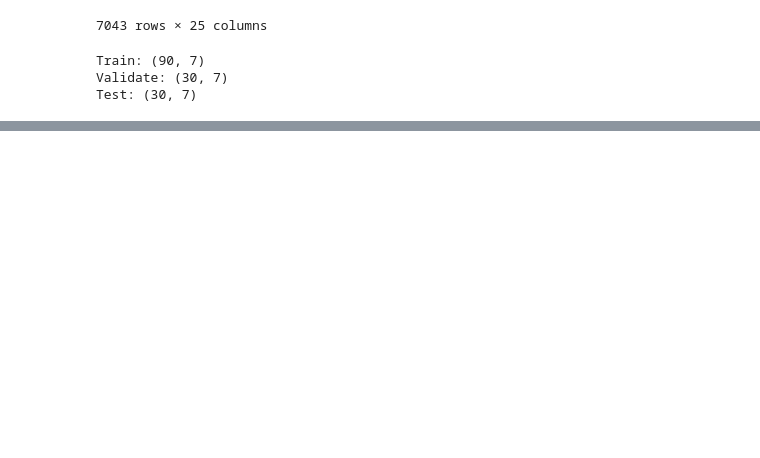
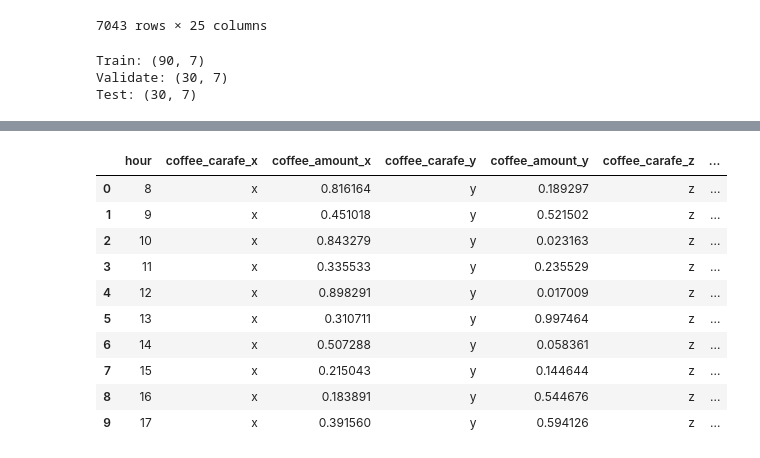
Before and after one commit to michael-haerle/classification-exercises, a Jupyter notebook: classification_exercises.ipynb, the cells around one changed output, grey strips where cells are left out. Saved outputs shown, nothing was run; the diff lists cells and outputs as text; code cells hidden in the pictures; blank space fills up the shorter version.

Commit message:
added Tidy Data exercises

```diff
--- a/classification_exercises.ipynb
+++ b/classification_exercises.ipynb
@@ -673,0 +676,8 @@ def split_data_telco(telco_df):
+# %%
+# Read the data from the attendance table and calculate an attendance percentage
+# for each student. One half day is worth 50% of a full day, and 10 tardies is
+# equal to one absence.
+
+tidy_data_url = get_db_url('tidy_data')
+tidy_data = pd.read_sql('SELECT * FROM attendance;', tidy_data_url)
+tidy_data
@@ -673,0 +742,4 @@ def split_data_telco(telco_df):
+# %%
+# Read the coffee_levels table.
+coffee_levels = pd.read_sql('SELECT * FROM coffee_levels;', tidy_data_url)
+coffee_levels
@@ -673,0 +764,25 @@ def split_data_telco(telco_df):
+# %%
+# Transform the data so that each carafe is in it's own column.
+
+# Not optimal
+coffee_levels_x = coffee_levels.loc[coffee_levels.coffee_carafe=='x']
+coffee_levels_y = coffee_levels.loc[coffee_levels.coffee_carafe=='y']
+coffee_levels_z = coffee_levels.loc[coffee_levels.coffee_carafe=='z']
+coffee_levels_xy = coffee_levels_x.merge(coffee_levels_y, left_on='hour', right_on='hour', how='inner', indicator=True)
+coffee_levels_xyz = coffee_levels_xy.merge(coffee_levels_z, left_on='hour', right_on='hour', how='inner')
+coffee_levels_xyz = coffee_levels_xyz.drop(columns=['_merge'])
+coffee_levels_xyz.rename(columns={'coffee_carafe': 'coffee_carafe_z'}, inplace=True)
+coffee_levels_xyz.rename(columns={'coffee_amount': 'coffee_amount_z'}, inplace=True)
+coffee_levels_xyz
+# %% [output]
+|  | hour | coffee_carafe_x | coffee_amount_x | coffee_carafe_y | coffee_amount_y | coffee_carafe_z | ... |
+| 0 | 8 | x | 0.816164 | y | 0.189297 | z | ... |
+| 1 | 9 | x | 0.451018 | y | 0.521502 | z | ... |
+| 2 | 10 | x | 0.843279 | y | 0.023163 | z | ... |
+| 3 | 11 | x | 0.335533 | y | 0.235529 | z | ... |
+| 4 | 12 | x | 0.898291 | y | 0.017009 | z | ... |
+| 5 | 13 | x | 0.310711 | y | 0.997464 | z | ... |
+| 6 | 14 | x | 0.507288 | y | 0.058361 | z | ... |
+| 7 | 15 | x | 0.215043 | y | 0.144644 | z | ... |
+| 8 | 16 | x | 0.183891 | y | 0.544676 | z | ... |
+| 9 | 17 | x | 0.391560 | y | 0.594126 | z | ... |
```
Also changed, not shown: parts of 23 cells of this notebook.
